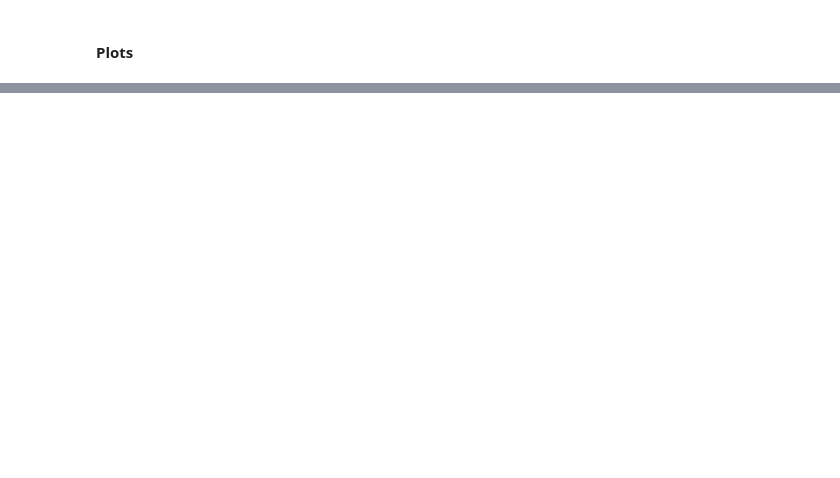
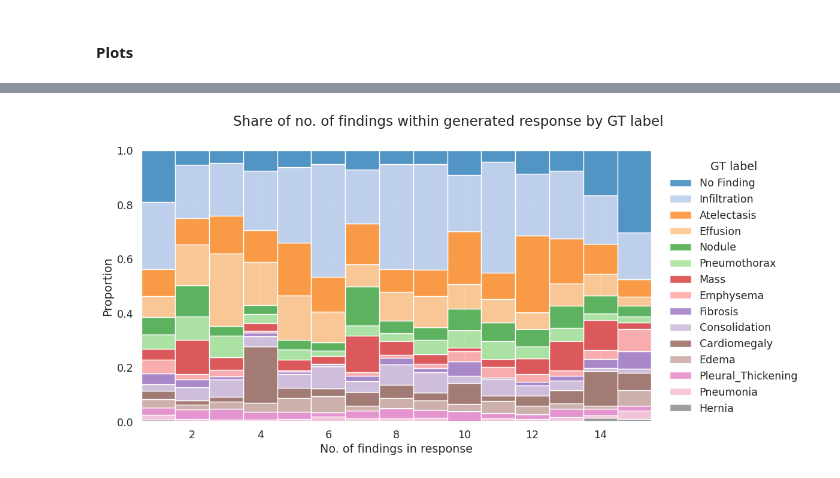
Before and after one commit to mark-rustad/CheXagent, a Jupyter notebook: get_started.ipynb, the cells around one changed output, grey strips where cells are left out. Saved outputs shown, nothing was run; the diff lists cells and outputs as text; code cells hidden in the pictures; blank space fills up the shorter version.

```diff
--- a/get_started.ipynb
+++ b/get_started.ipynb
@@ -369,0 +579,21 @@ print(f"nRows: {results.shape[0]:,}\tnCols: {results.shape[1]}")
+# %%
+sns.set_theme(context="notebook", style="darkgrid", font_scale=1.15)
+
+g = sns.displot(
+    data=results,
+    x="response_num_findings_grouped",
+    hue="finding_labels",
+    multiple="fill",
+    discrete=True,
+    aspect=GOLDEN,
+    height=6,
+    palette="tab20",
+)
+
+g.set_axis_labels(x_var="No. of findings in response", y_var="Proportion")
+sns.move_legend(g, "center right", bbox_to_anchor=(1, 0.5), title="GT label")
+g.figure.suptitle("Share of no. of findings within generated response by GT label")
+g.tight_layout()
+plt.show()
+# %% [output]
+[figure, added]
```
Also changed, not shown: parts of 41 cells of this notebook, 1 other file.
